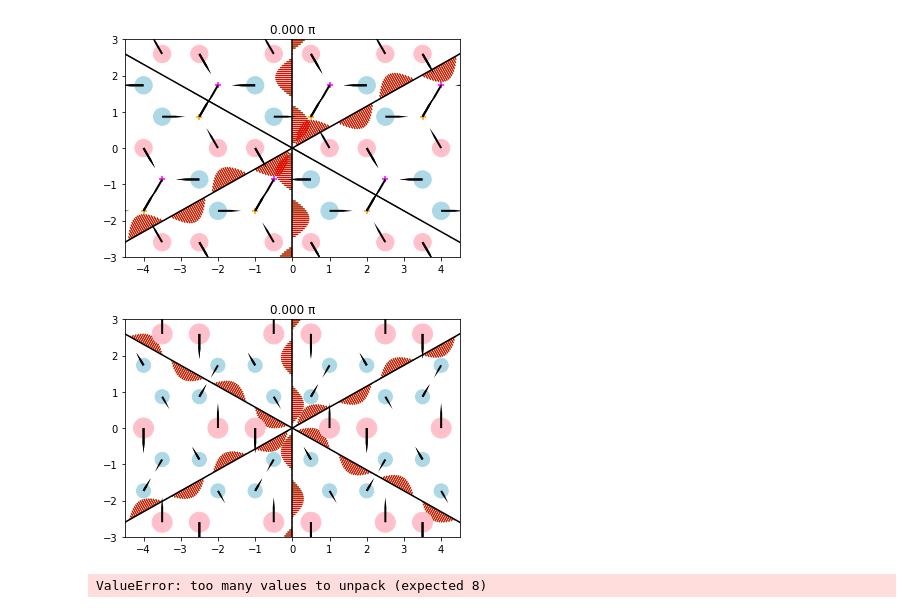
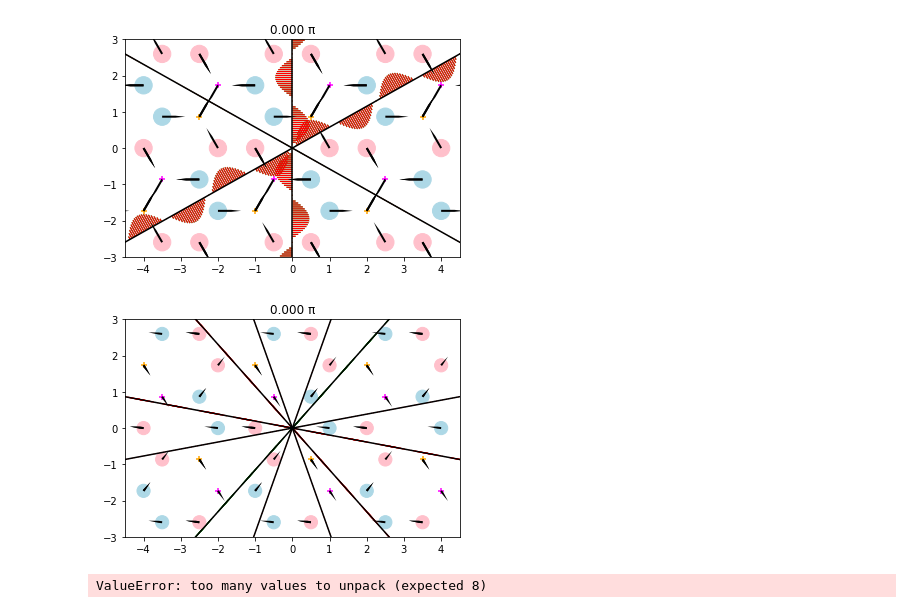
Before and after one commit to texnokrates/qpms-ipynotebooks, a Jupyter notebook: Untitled Folder 1/Irreps and Plane waves in hexagonal lattice-K3-longitudinal.ipynb, the cells around one changed output. Drawn from its saved outputs; the diff is of its cells as text; code cells hidden in the pictures.

```diff
--- a/Untitled Folder 1/Irreps and Plane waves in hexagonal lattice-K3-longitudinal.ipynb
+++ b/Untitled Folder 1/Irreps and Plane waves in hexagonal lattice-K3-longitudinal.ipynb
@@ -211,10 +211,10 @@ kpointplanewaves(phases=(pp,pp,pp,pp,pp,pp),
 [figure]
 # %%
 # Fig 11.11 (f)
-kpointplanewaves(phases=(pp,pp,pp,pp,pp,pp),
-                               facs=(1,-1,1,1,-1,1,), wscale=20);
+kpointplanewaves(gphase=0,
+                               facs=(1,-1,1,0,0,0,), wscale=20);
 # %% [output]
-[figure, old version]
+[figure, new version]
 # %%
 Awave1,Bwave1,AwaveH1, BwaveH1, Asites, Bsites, f,  ax = kpointplanewaves(gphase=pp,
                                facs=(1,0,-1,1,0,-1,), wscale=20, noplot=True);
```
Also changed, not shown: 7 other files.
